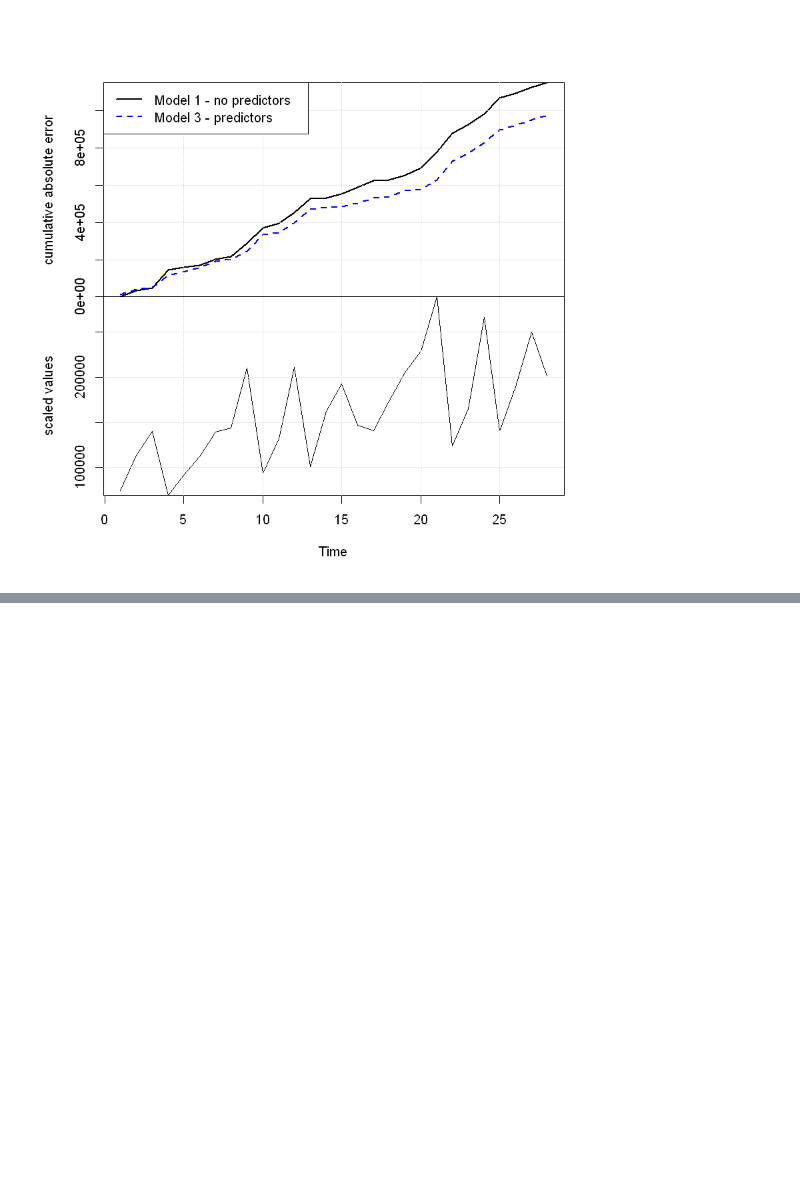
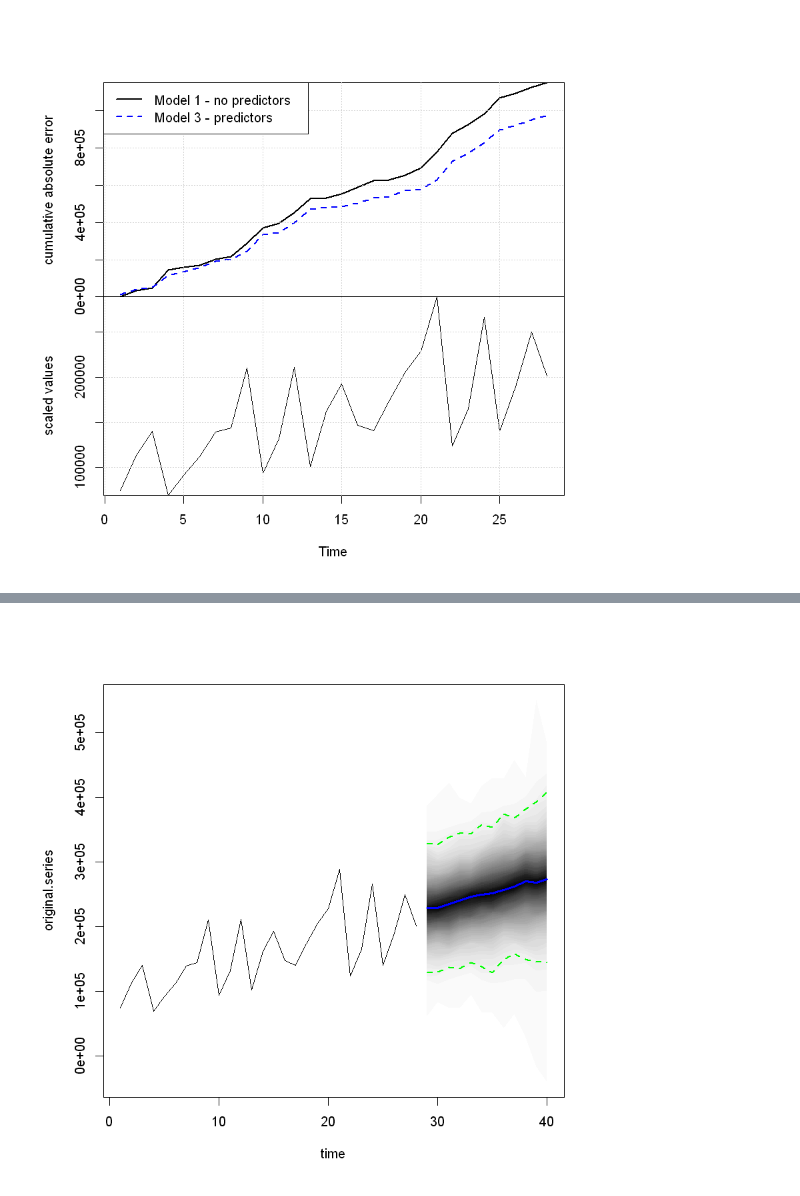
Before and after one commit to logisticregress/Data_Science_Projects, a Jupyter notebook: Bayesiantimeseries.ipynb, the cells around one changed output, grey strips where cells are left out. Cells and saved outputs as stored; diff of their text form; code cells hidden in the pictures; blank space fills up the shorter version.

```diff
--- a/Bayesiantimeseries.ipynb
+++ b/Bayesiantimeseries.ipynb
@@ -109,0 +116,6 @@ CompareBstsModels(list("Model 1 - no predictors" = model, "Model 3 - predictors"
+# %%
+pred1 = predict(model, horizon =12)
+# %%
+plot(pred1)
+# %% [output]
+[figure, added]
```
Also changed, not shown: parts of 2 cells of this notebook.
